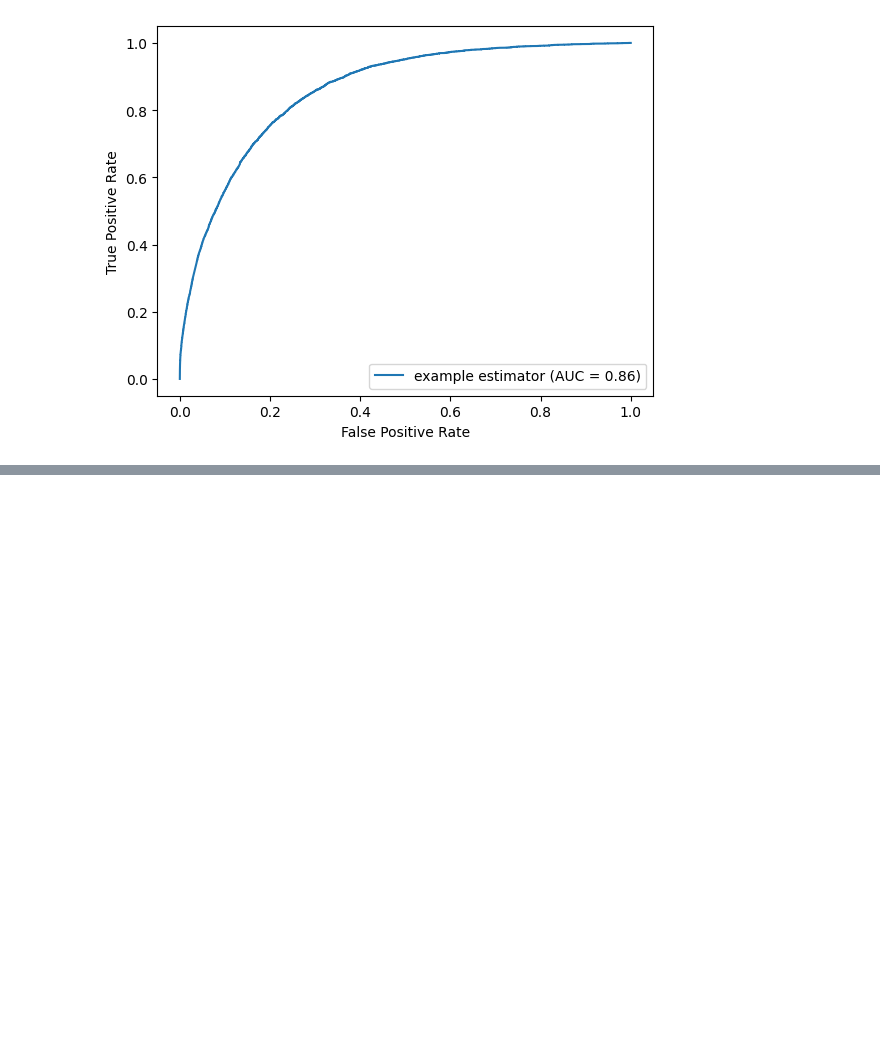
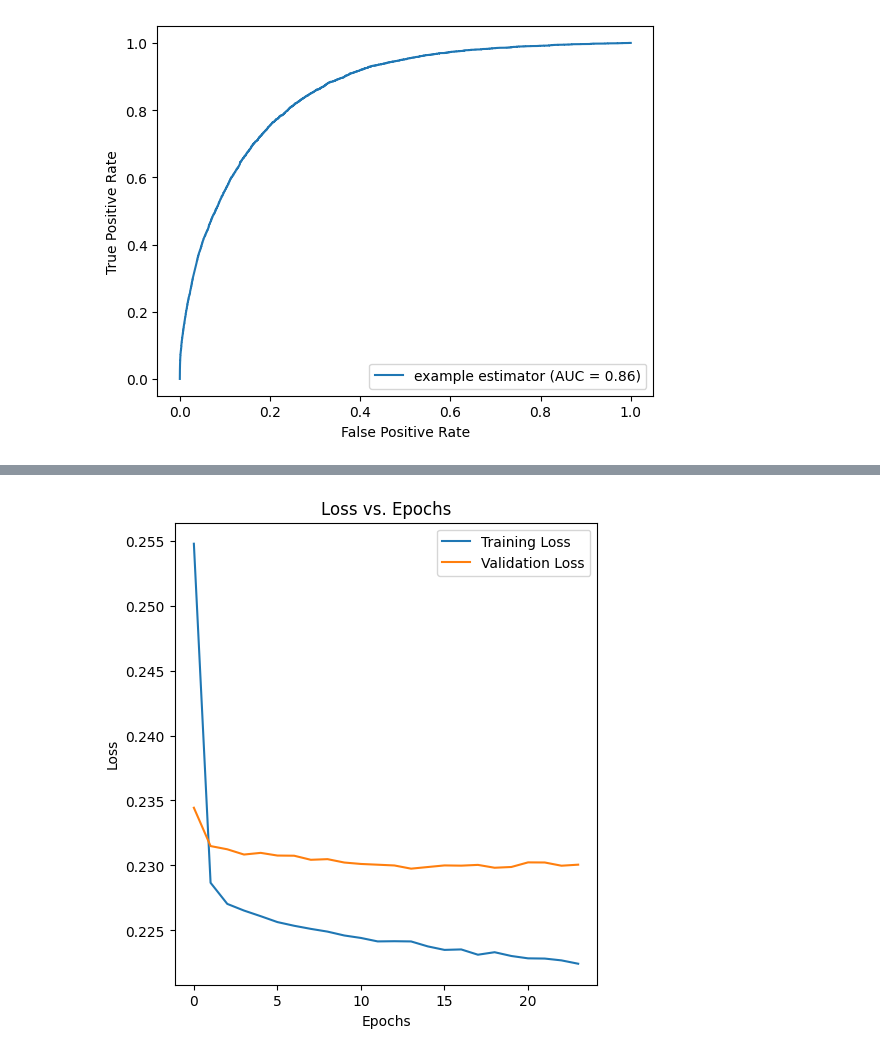
Before and after one commit to yahyamomtaz/Heart-Attack-Project, a Jupyter notebook: Mod_B_colab.ipynb, the cells around one changed output, grey strips where cells are left out. Drawn from its saved outputs; the diff is of its cells as text; code cells hidden in the pictures; blank space fills up the shorter version.

Commit message:
kaggle data tf added

```diff
--- a/Mod_B_colab.ipynb
+++ b/Mod_B_colab.ipynb
@@ -236,0 +314,26 @@ display.plot()
+# %%
+# Build and compile the model with the custom initializer for a specific layer
+model = tf.keras.Sequential([
+        tf.keras.layers.DenseFeatures(feature_columns),
+        tf.keras.layers.Dense(units=128, activation='relu', kernel_initializer=initializer),  # Apply the initializer
+        tf.keras.layers.Dropout(rate=0.2),
+        tf.keras.layers.Dense(units=128, activation='relu'),
+        tf.keras.layers.Dense(units=1, activation='sigmoid')
+    ])
+
+# Add the AUC metric to the list of metrics
+model.compile(optimizer='adam', loss='binary_crossentropy', metrics=['accuracy', tf.keras.metrics.AUC()])
+# %%
+# Convert data to TensorFlow datasets
+train_ds = tf.data.Dataset.from_tensor_slices((dict(X_train), y_train)).batch(32)
+eval_ds = tf.data.Dataset.from_tensor_slices((dict(X_test), y_test)).batch(32)
+# %%
+# Implement early stopping
+early_stopping = tf.keras.callbacks.EarlyStopping(
+    monitor='val_loss',
+    patience=10,  # Number of epochs with no improvement after which training will be stopped.
+    restore_best_weights=True  # Restore model weights from the epoch with the best value of the monitored quantity.
+)
+# %%
+# Train the model
+history = model.fit(train_ds, validation_data=eval_ds, epochs=100, callbacks=[early_stopping])
@@ -236,0 +401,15 @@ display.plot()
+# %%
+# Plot training history
+plt.figure(figsize=(12, 6))
+
+plt.subplot(1, 2, 1)
+plt.plot(history.history['loss'], label='Training Loss')
+plt.plot(history.history['val_loss'], label='Validation Loss')
+plt.legend()
+plt.title('Loss vs. Epochs')
+plt.xlabel('Epochs')
+plt.ylabel('Loss')
+
+plt.show()
+# %% [output]
+[figure, added]
```
Also changed, not shown: parts of 23 cells of this notebook.
